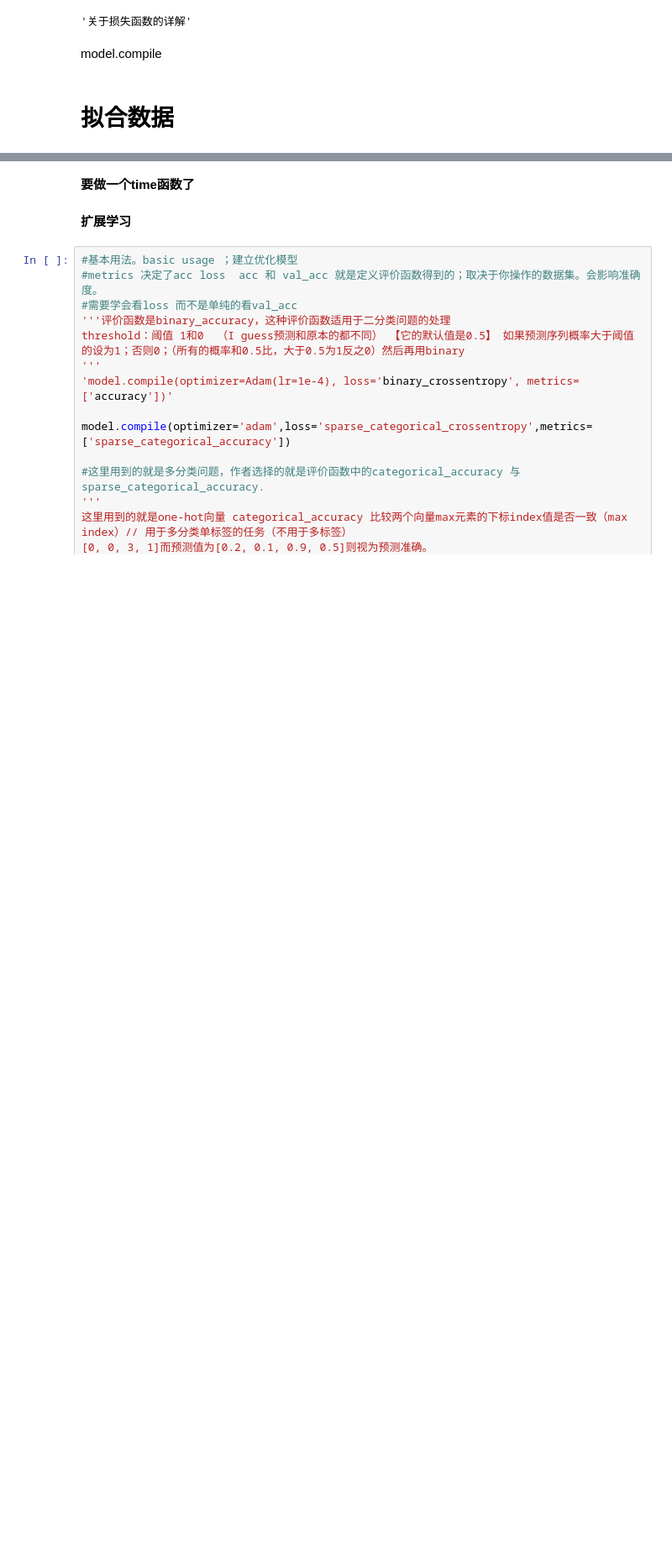
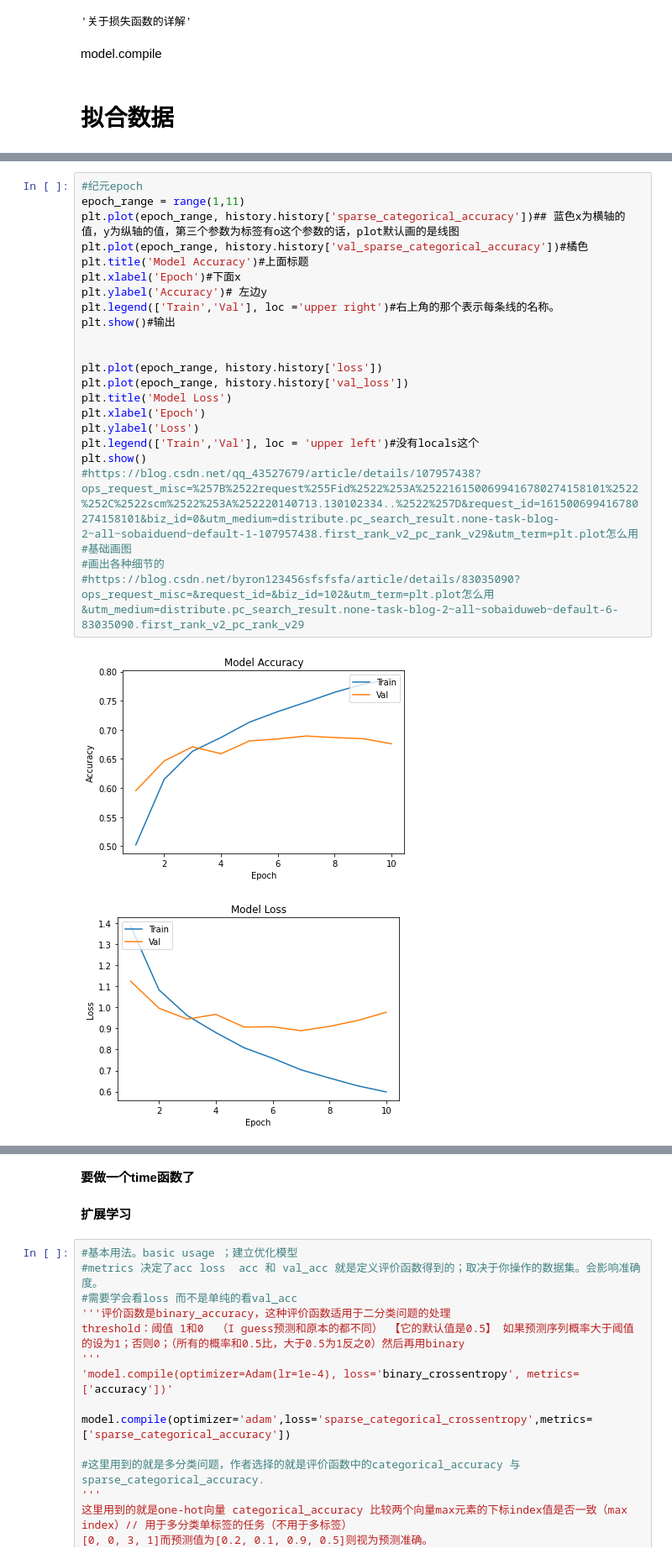
Before and after one commit to Alecia113/self-directed-exercises-python-, a Jupyter notebook: python_and_pytorch_1.ipynb, the cells around one changed output, grey strips where cells are left out. Shown: that part at 84% size. Cells and saved outputs as stored; diff of their text form; blank space fills up the shorter version.

```diff
--- a/python_and_pytorch_1.ipynb
+++ b/python_and_pytorch_1.ipynb
@@ -314,0 +268,26 @@ Epoch 10/10
+# %%
+#纪元epoch
+epoch_range = range(1,11)
+plt.plot(epoch_range, history.history['sparse_categorical_accuracy'])## 蓝色x为横轴的值，y为纵轴的值，第三个参数为标签有o这个参数的话，plot默认画的是线图
+plt.plot(epoch_range, history.history['val_sparse_categorical_accuracy'])#橘色
+plt.title('Model Accuracy')#上面标题
+plt.xlabel('Epoch')#下面x
+plt.ylabel('Accuracy')# 左边y
+plt.legend(['Train','Val'], loc ='upper right')#右上角的那个表示每条线的名称。
+plt.show()#输出
+
+
+plt.plot(epoch_range, history.history['loss'])
+plt.plot(epoch_range, history.history['val_loss'])
+plt.title('Model Loss')
+plt.xlabel('Epoch')
+plt.ylabel('Loss')
+plt.legend(['Train','Val'], loc = 'upper left')#没有locals这个
+plt.show()
+#https://blog.csdn.net/qq_43527679/article/details/107957438?ops_request_misc=%257B%2522request%255Fid%2522%253A%2522161500699416780274158101%2522%252C%2522scm%2522%253A%252220140713.130102334..%2522%257D&request_id=161500699416780274158101&biz_id=0&utm_medium=distribute.pc_search_result.none-task-blog-2~all~sobaiduend~default-1-107957438.first_rank_v2_pc_rank_v29&utm_term=plt.plot怎么用
+#基础画图
+#画出各种细节的
+#https://blog.csdn.net/byron123456sfsfsfa/article/details/83035090?ops_request_misc=&request_id=&biz_id=102&utm_term=plt.plot怎么用&utm_medium=distribute.pc_search_result.none-task-blog-2~all~sobaiduweb~default-6-83035090.first_rank_v2_pc_rank_v29
+# %% [output]
+[figure, added]
+[figure, added]
```
Also changed, not shown: parts of 19 cells of this notebook.
